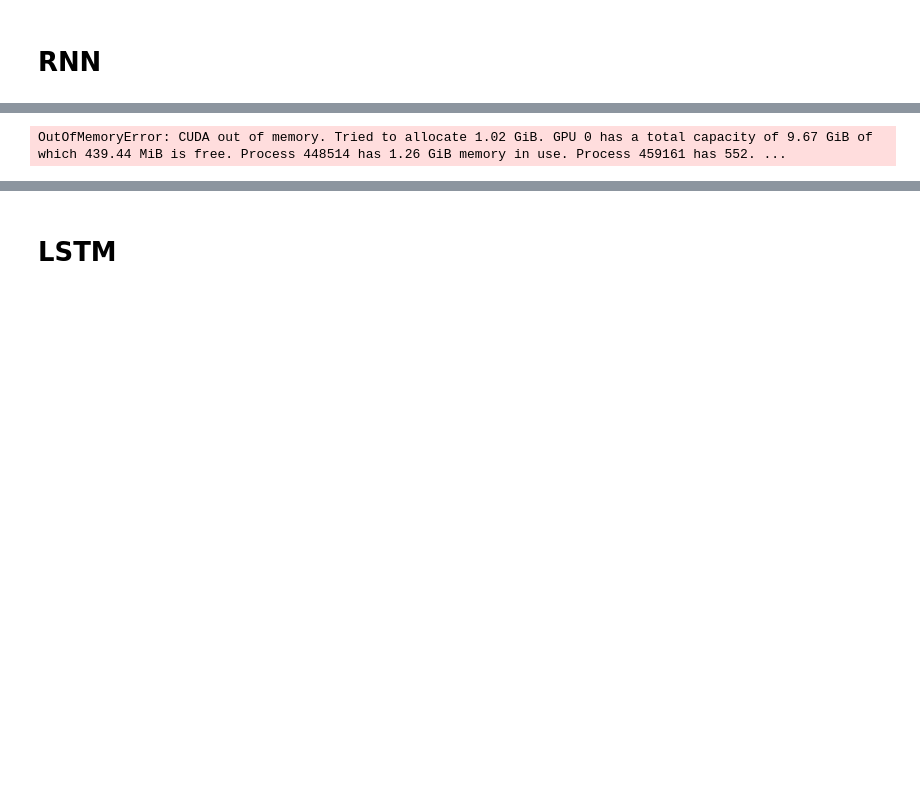
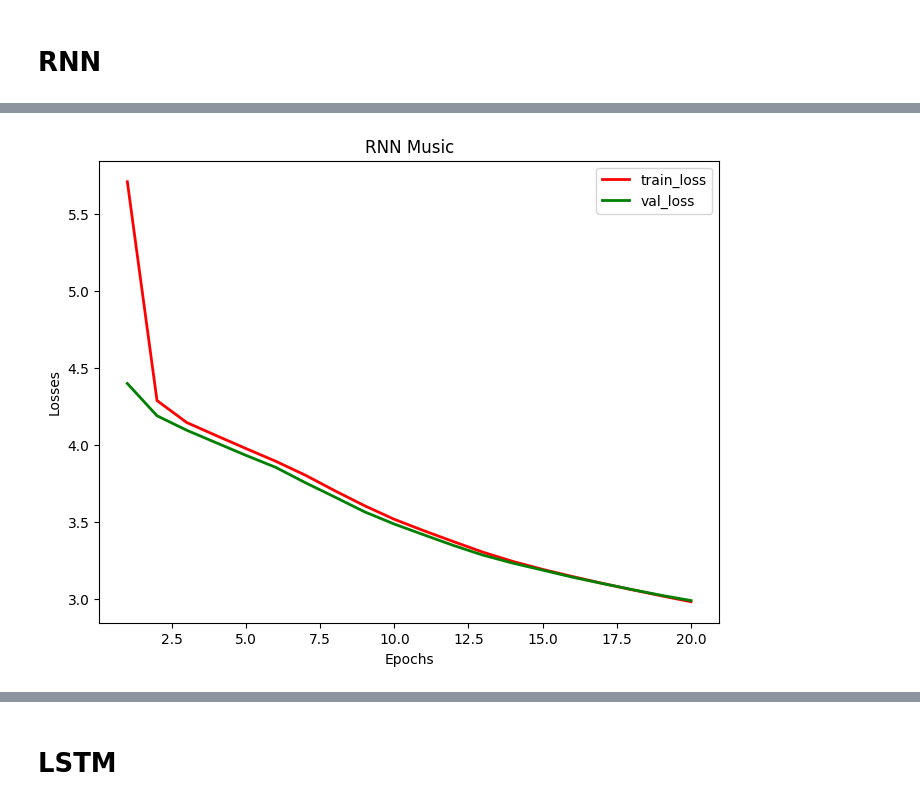
Before and after one commit to Rael-kun/NNFinal, a Jupyter notebook: NNFinal.ipynb, the cells around one changed output, grey strips where cells are left out. Cells and saved outputs as stored; diff of their text form; code cells hidden in the pictures; blank space fills up the shorter version.

Commit message:
Added graphs

```diff
--- a/NNFinal.ipynb
+++ b/NNFinal.ipynb
@@ -19,7 +19,7 @@ base_type = np.float32
 torch_type = torch.float32
 batch_size = 64
 window_length = 1024 # Data points will hold 1024 tokens of observations (should be 1/4 average song length in tokens, remember to remove outliers)
-window_step_size = 32 # Sliding window will move this much each time (higher numbers means less data, but less overfitting to similar data)
+window_step_size = 128 # Sliding window will move this much each time (higher numbers means less data, but less overfitting to similar data)
 # %% [markdown]
 # Load Data / Tokenize
 # %%
@@ -144,6 +144,23 @@ def generate_music(model, start_tokens, temperature=1.0, num_to_generate=window_
         predicted_tokens = torch.cat([predicted_tokens, pred_token], dim=1) # (1, len(current sequence length))
 
     return predicted_tokens.squeeze(0).tolist()
+# %%
+from matplotlib import pyplot as plt
+def Display_Plot(train_loss, valid_loss, model_name):
+    # Get error metrics
+    train_err = np.array(train_loss)
+    val_err = np.array(valid_loss)
+    # Plot training and test errors
+    plt.figure(figsize=(8, 6))
+    plt.plot(range(1, len(train_err) + 1), train_err, label="train_loss", color="red", linewidth=2)
+    plt.plot(range(1, len(val_err) + 1), val_err, label="val_loss", color="green", linewidth=2)
+
+    plt.xlabel("Epochs")
+    plt.ylabel("Losses")
+    plt.title(model_name)
+    plt.legend()
+
+    plt.show()
 # %% [markdown]
 # RNN
 # %%
@@ -175,6 +191,9 @@ model_rnn = Music_RNN(vocab_len, seq_len, embed_size, dropout).to(device)
 # adapt loss and optimizer as needed
 criterion = nn.CrossEntropyLoss()
 optimizer = Adam(model_rnn.parameters(), lr=lr)
+
+train_losses = []
+valid_losses = []
 
 # train
 for epoch in range(epochs):
@@ -198,5 +217,28 @@ for epoch in range(epochs):
 
         total_losses += loss.item()
 
+    train_losses.append(total_losses / len(training_dataloader))
     print(f"Epoch: {epoch}, Loss: {total_losses / len(training_dataloader)}")
+
+
+    # Validation
+    model_rnn.eval()
+
+    total_valid_losses = 0.0
+
+    with torch.no_grad():
+        for batch in validation_dataloader:
+            inp = batch[:, :-1] # grabs all but last
+            tgt = batch[:, 1:] # grabs all except first (shifted once)
+
+            preds = model_rnn.forward(inp) # make sure dimensions line up
+
+            loss = criterion(preds.view(-1, vocab_len), tgt.reshape(-1))
+            total_valid_losses += loss.item()
+
+    valid_losses.append(total_valid_losses / len(validation_dataloader))
+    print(f"Validation loss: {total_valid_losses / len(validation_dataloader)}")
+
+
+Display_Plot(train_loss=train_losses, valid_loss=valid_losses, model_name="RNN Music")
 # %% [output]
@@ -204 +262 @@ Epoch: 0, Loss: 4.653691160435579
-OutOfMemoryError: CUDA out of memory. Tried to allocate 1.02 GiB. GPU 0 has a total capacity of 9.67 GiB of which 439.44 MiB is free. Process 448514 has 1.26 GiB memory in use. Process 459161 has 552. ...
+[figure, added]
```
Also changed, not shown: parts of 11 cells of this notebook.
